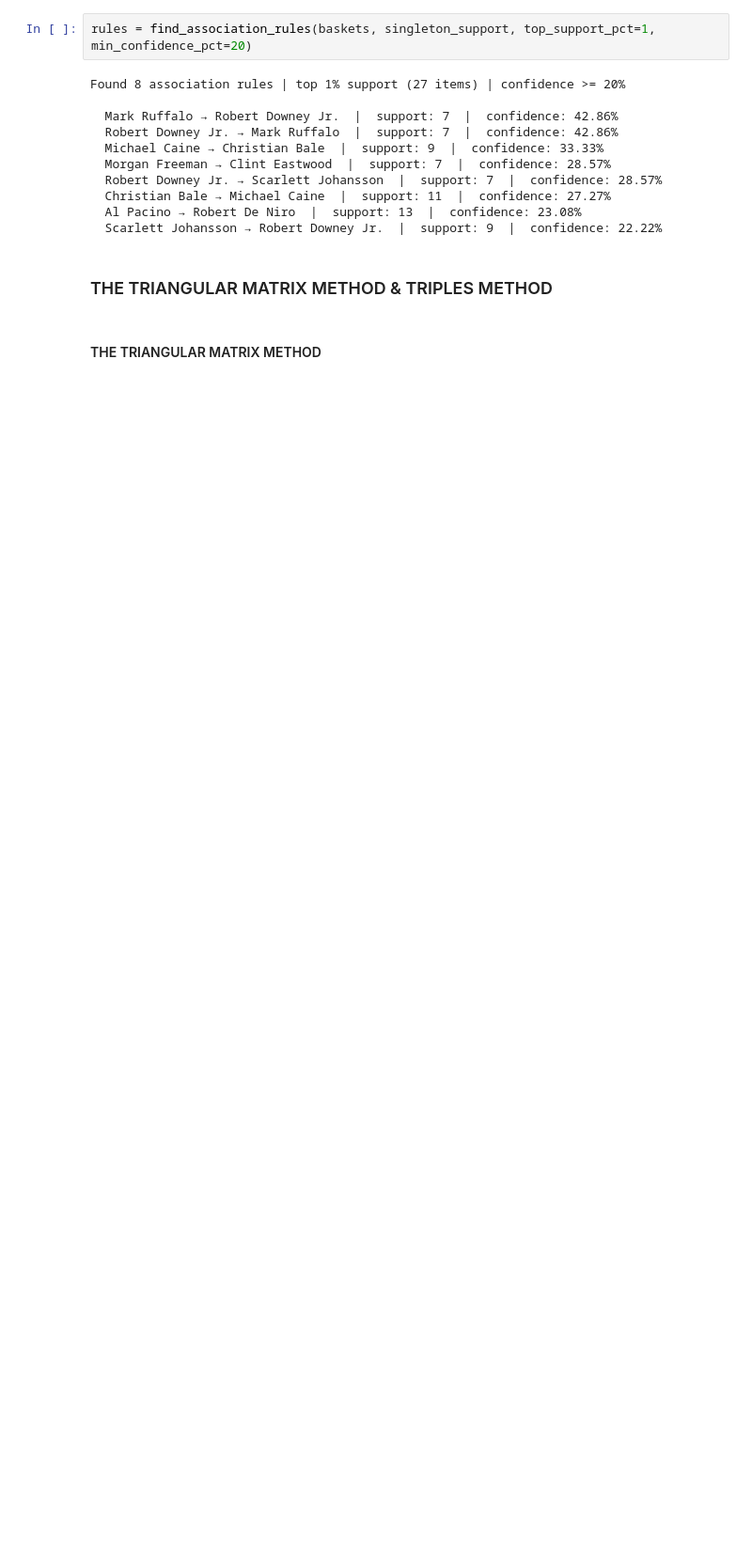
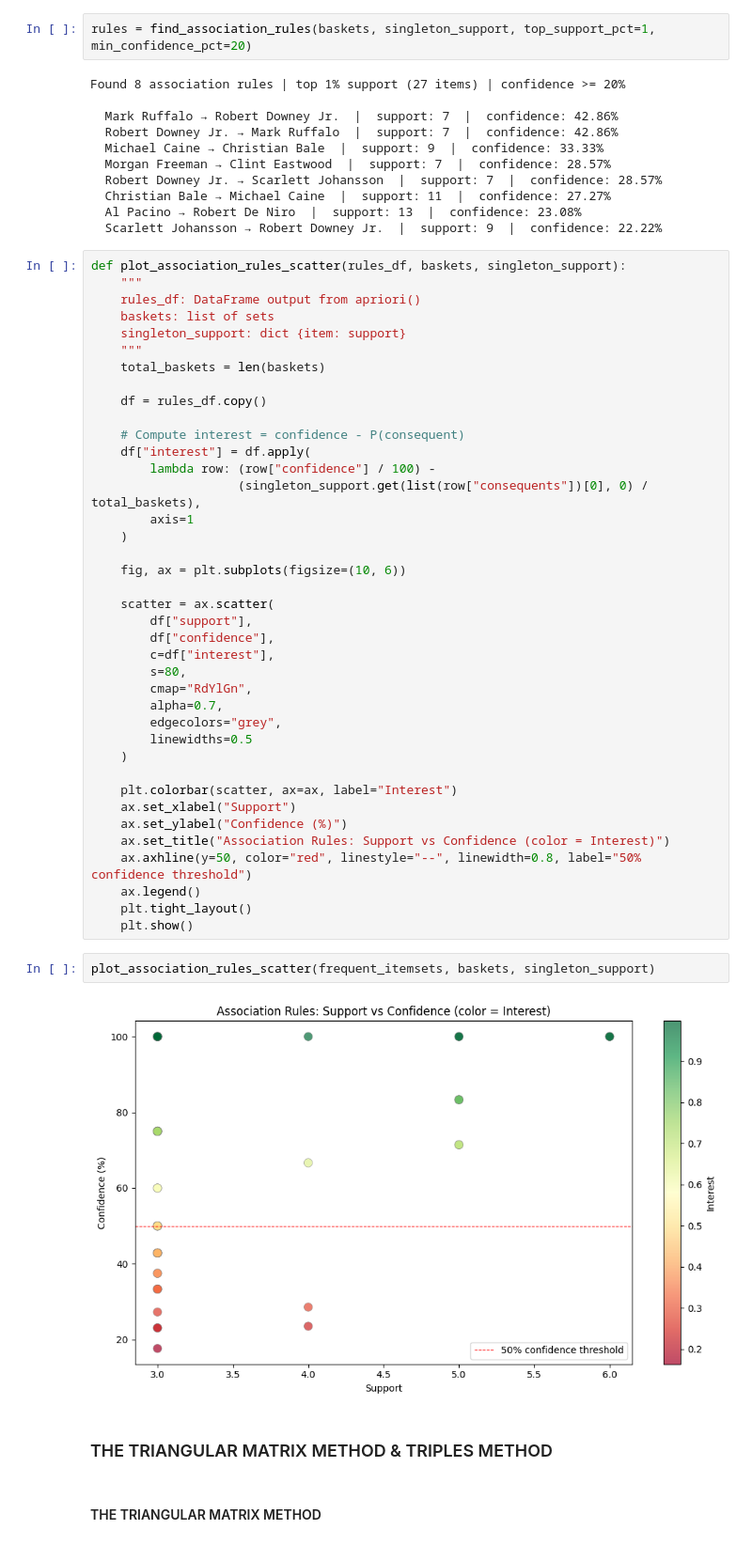
Before and after one commit to bercaakbayir/unimi-dse-amd-assignment, a Jupyter notebook: main.ipynb, the cells around one changed output. Shown at 94% size. Saved outputs shown, nothing was run; the diff lists cells and outputs as text; blank space fills up the shorter version.

```diff
--- a/main.ipynb
+++ b/main.ipynb
@@ -313,6 +368,49 @@ Found 8 association rules | top 1% support (27 items) | confidence >= 20%
   Christian Bale → Michael Caine  |  support: 11  |  confidence: 27.27%
   Al Pacino → Robert De Niro  |  support: 13  |  confidence: 23.08%
   Scarlett Johansson → Robert Downey Jr.  |  support: 9  |  confidence: 22.22%
+# %%
+def plot_association_rules_scatter(rules_df, baskets, singleton_support):
+    """
+    rules_df: DataFrame output from apriori()
+    baskets: list of sets
+    singleton_support: dict {item: support}
+    """
+    total_baskets = len(baskets)
+
+    df = rules_df.copy()
+
+    # Compute interest = confidence - P(consequent)
+    df["interest"] = df.apply(
+        lambda row: (row["confidence"] / 100) -
+                    (singleton_support.get(list(row["consequents"])[0], 0) / total_baskets),
+        axis=1
+    )
+
+    fig, ax = plt.subplots(figsize=(10, 6))
+
+    scatter = ax.scatter(
+        df["support"],
+        df["confidence"],
+        c=df["interest"],
+        s=80,
+        cmap="RdYlGn",
+        alpha=0.7,
+        edgecolors="grey",
+        linewidths=0.5
+    )
+
+    plt.colorbar(scatter, ax=ax, label="Interest")
+    ax.set_xlabel("Support")
+    ax.set_ylabel("Confidence (%)")
+    ax.set_title("Association Rules: Support vs Confidence (color = Interest)")
+    ax.axhline(y=50, color="red", linestyle="--", linewidth=0.8, label="50% confidence threshold")
+    ax.legend()
+    plt.tight_layout()
+    plt.show()
+# %%
+plot_association_rules_scatter(frequent_itemsets, baskets, singleton_support)
+# %% [output]
+[figure, added]
 # %% [markdown]
 ### THE TRIANGULAR MATRIX METHOD & TRIPLES METHOD
 # %% [markdown]
```
Also changed, not shown: parts of 4 cells of this notebook.
